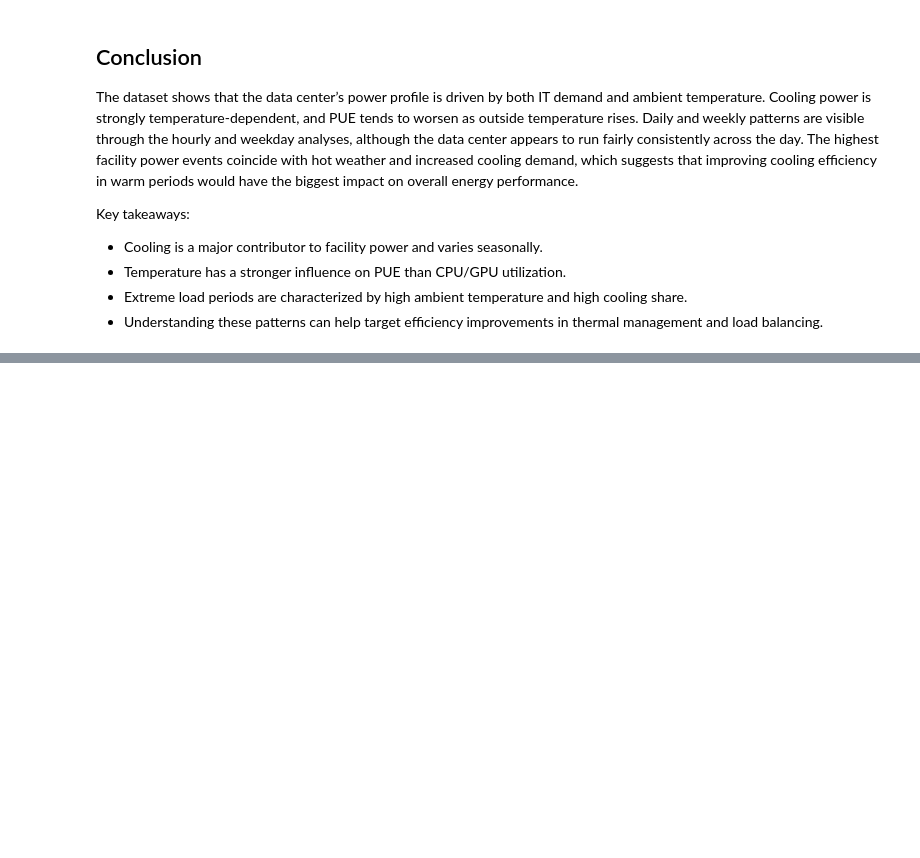
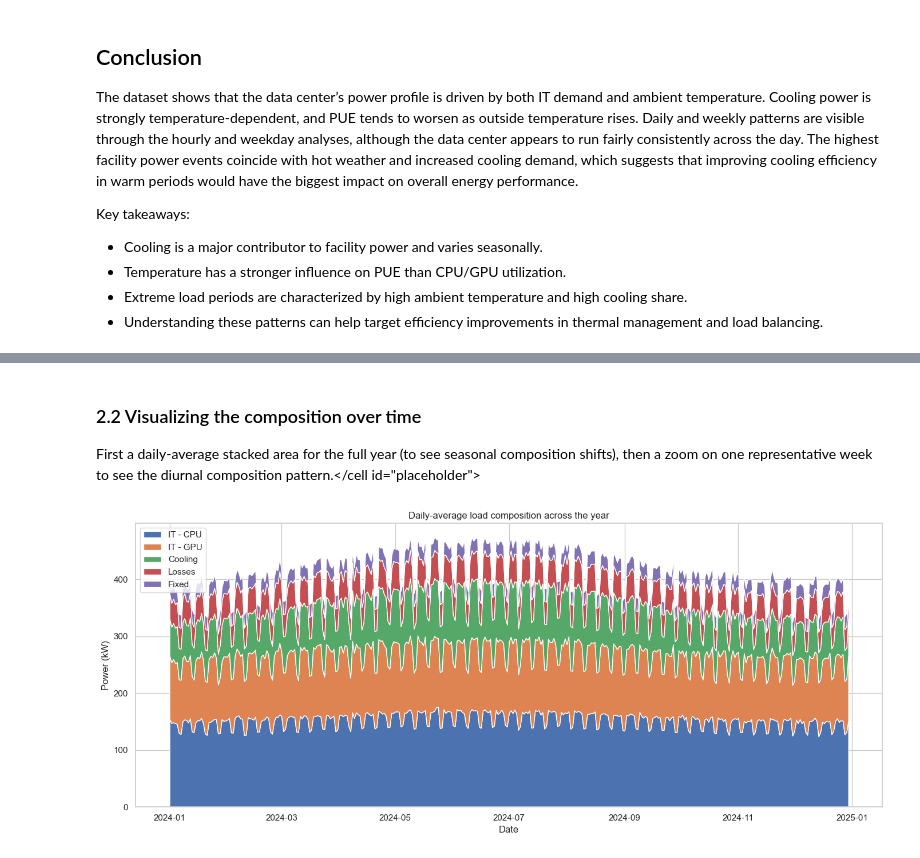
Before and after one commit to ThibautChabanet/Datacenter-Analysis, a Jupyter notebook: EDA.ipynb, the cells around one changed output, grey strips where cells are left out. Saved outputs shown, nothing was run; the diff lists cells and outputs as text; code cells hidden in the pictures; blank space fills up the shorter version.

```diff
--- a/EDA.ipynb
+++ b/EDA.ipynb
@@ -396,0 +429,21 @@ Key takeaways:
+# %%
+df["P_fixed (kW)"] = df["P_lighting (kW)"] + df["P_BMS/sec (kW)"]
+
+targets = ["P_CPU fleet (kW)", "P_GPU fleet (kW)", "P_cooling (kW)", "P_loss total (kW)", "P_fixed (kW)"]
+target_labels = {
+    "P_CPU fleet (kW)": "IT - CPU",
+    "P_GPU fleet (kW)": "IT - GPU",
+    "P_cooling (kW)": "Cooling",
+    "P_loss total (kW)": "Losses",
+    "P_fixed (kW)": "Fixed",
+}
+
+reconstructed = df[targets].sum(axis=1)
+recon_error = (df["P_facility (kW)"] - reconstructed).abs()
+
+print("Reconstruction check: P_facility vs sum of the 5 components")
+print("  max error (kW):", recon_error.max())
+print("  mean error (kW):", recon_error.mean())
+print("\nP_fixed unique values (kW):", df["P_fixed (kW)"].unique())
+print("\nShare of P_facility by component (annual average):")
+print((df[targets].mean() / df["P_facility (kW)"].mean()).rename(index=target_labels).round(3))
@@ -396,0 +464,21 @@ Key takeaways:
+# %% [markdown]
+### 2.2 Visualizing the composition over time
+
+First a daily-average stacked area for the full year (to see seasonal composition shifts), then a zoom on one representative week to see the diurnal composition pattern.</cell id="placeholder">
+# %%
+daily = df.set_index("Timestamp")[targets].resample("D").mean()
+
+plt.figure(figsize=(14, 6))
+plt.stackplot(
+    daily.index,
+    [daily[c] for c in targets],
+    labels=[target_labels[c] for c in targets],
+)
+plt.legend(loc="upper left")
+plt.title("Daily-average load composition across the year")
+plt.xlabel("Date")
+plt.ylabel("Power (kW)")
+plt.tight_layout()
+plt.show()
+# %% [output]
+[figure, added]
```
Also changed, not shown: parts of 22 cells of this notebook, 2 other files.
